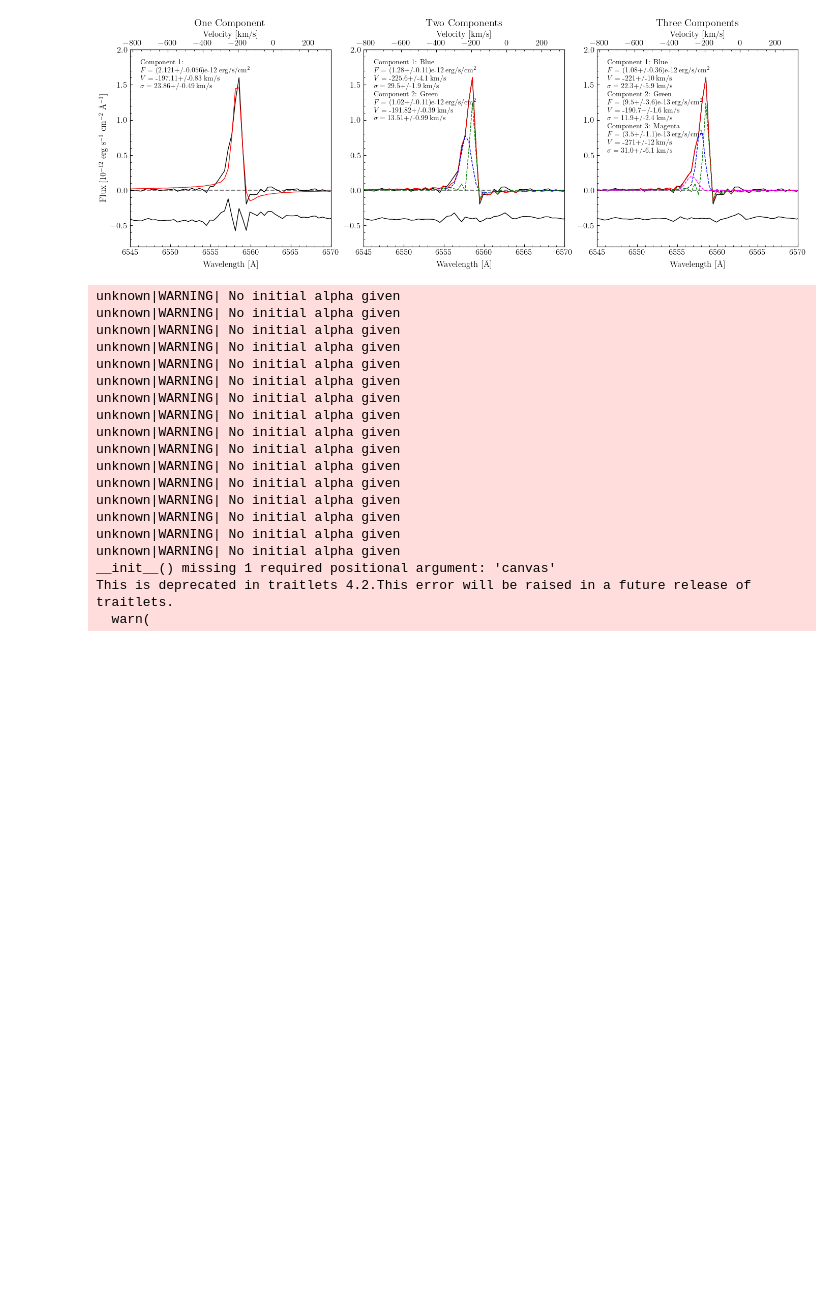
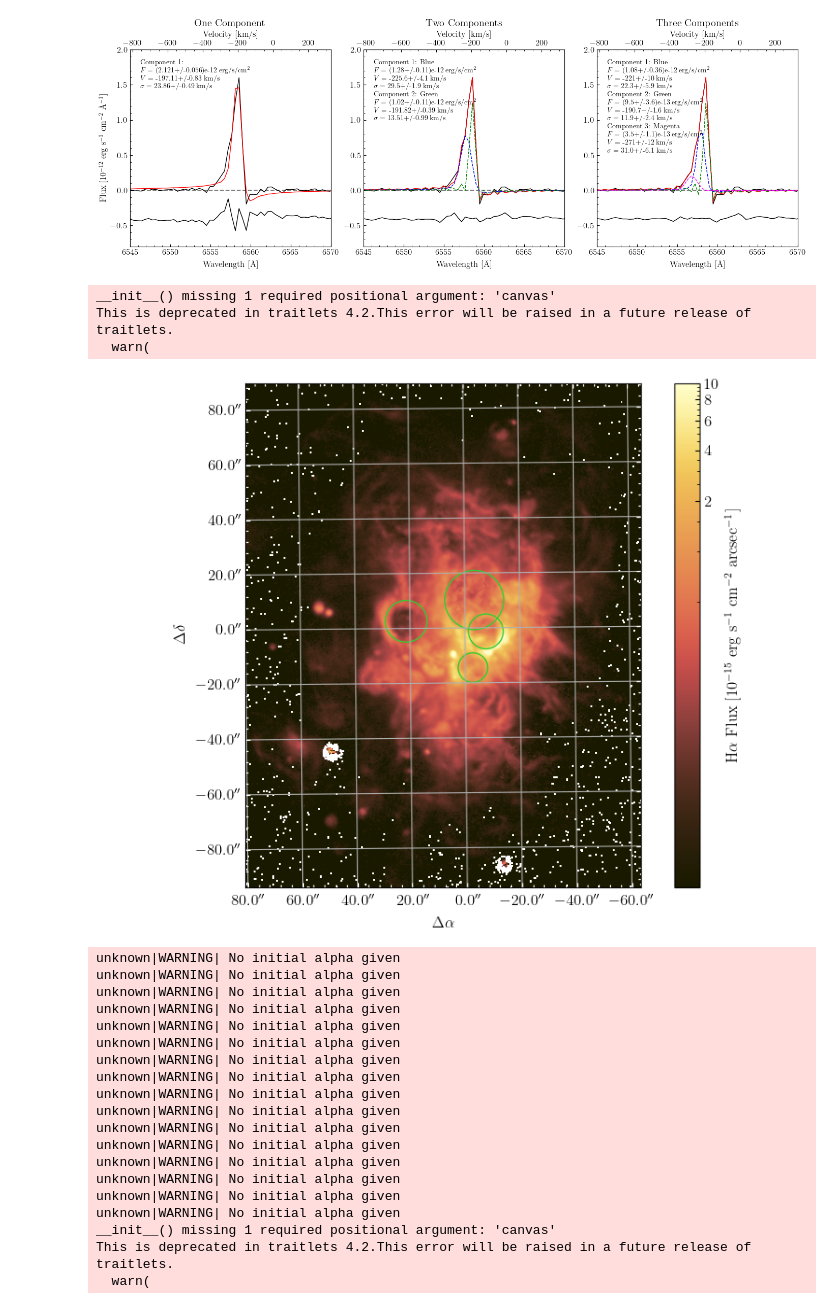
Before and after one commit to astronoray/NGC604_SN4, a Jupyter notebook: Python_N604_SN4/notebooks/SpatialFitting.ipynb, the cells around one changed output. Cells and saved outputs as stored; diff of their text form; code cells hidden in the pictures; blank space fills up the shorter version.

```diff
--- a/Python_N604_SN4/notebooks/SpatialFitting.ipynb
+++ b/Python_N604_SN4/notebooks/SpatialFitting.ipynb
@@ -610,6 +508,76 @@ if positive and > 2, two component fit is better
 DELTA BIC 1 to 2= 435.05916664053075
 DELTA BIC 2 to 3= 96.59143317845519
 [figure]
+# %%
+hdu = fits.open('../../Python_N604/NGC604_SN4/MAPS_OneComponent/NGC604_SN4.LineMaps.map.6563.1x1.flux.fits')
+halpha = hdu[0].data
+hdr = hdu[0].header
+wcs = WCS(hdr)
+
+gal_center = SkyCoord(23.637958, 30.785204, unit='deg',frame='icrs')
+
+fig = plt.figure(figsize=(7,6), constrained_layout=True)
+ax = fig.subplot_mosaic(
+    """
+    a
+    """,
+    subplot_kw={'projection': wcs})
+
+norm = ImageNormalize(halpha/1e-15, interval=ManualInterval(vmin=1e-17/1e-15, vmax=1e-14/1e-15), stretch=LogStretch())
+t = ax['a'].imshow(halpha/1e-15, origin='lower', norm=norm, cmap=cm.lajolla)
+cbar = plt.colorbar(t, ax=ax['a'])
+cbar.set_label(r'H$\alpha$ Flux [$10^{-15}$ erg s$^{-1}$ cm$^{-2}$ arcsec$^{-1}$]')
+
+circleA = plt.Circle((1101.667, 1024.667), 20, ec='limegreen', fc='None')
+circleB = plt.Circle((1086.667, 983.000), 17, ec='limegreen', fc='None')
+circleC = plt.Circle((1010.000, 1036.333), 24, ec='limegreen', fc='None')
+circleD = plt.Circle((1088.194, 1060.778), 34, ec='limegreen', fc='None')
+
+ax['a'].add_patch(circleA)
+ax['a'].add_patch(circleB)
+ax['a'].add_patch(circleC)
+ax['a'].add_patch(circleD)
+
+# regions_pix.plot(ax=ax['a'], fc='None', ec='limegreen', lw=2)
+# ax['a'].contour(halpha, levels=[2e-17,1e-15], colors=['white','k'], linestyles='solid', linewidths=1)
+
+ax['a'].set_xlim(825,1280)
+ax['a'].set_ylim(730,1310)
+
+ra = ax['a'].coords["ra"]
+dec = ax['a'].coords["dec"]
+ra.set_ticks_visible(False)
+ra.set_ticklabel_visible(False)
+dec.set_ticks_visible(False)
+dec.set_ticklabel_visible(False)
+ra.set_axislabel("")
+dec.set_axislabel("")
+aframe = gal_center.skyoffset_frame()
+overlay = ax['a'].get_coords_overlay(aframe)
+ra_offset = overlay["lon"]
+dec_offset = overlay["lat"]
+dec_offset.set_ticks(spacing=20 * u.arcsec, color='white')
+ra_offset.set_ticks(spacing=20 * u.arcsec, color='white')
+overlay.grid()
+ra_offset.set_major_formatter("s.s")
+dec_offset.set_major_formatter("s.s")
+ra_offset.set_ticks_position("bt")
+ra_offset.set_ticklabel_position("b")
+dec_offset.set_ticks_position("lr")
+dec_offset.set_ticklabel_position("l")
+ra_offset.set_axislabel_position("b")
+dec_offset.set_axislabel_position("l")
+dec_offset.set_axislabel(r"$\Delta\delta$")
+ra_offset.set_axislabel(r"$\Delta\alpha$")
+
+ax['a'].tick_params(direction='in', color='white')
+# ax['a'].grid()
+plt.savefig('Plots/MapBubbles.png', bbox_inches='tight')
+# %% [output]
+__init__() missing 1 required positional argument: 'canvas'
+This is deprecated in traitlets 4.2.This error will be raised in a future release of traitlets.
+  warn(
+[figure, added]
 # %%
 background = cube.get_spectrum_in_annulus(331,1374,1,40, median=True, mean_flux=True)
 
```
Also changed, not shown: parts of 9 cells of this notebook, 18 other files.
